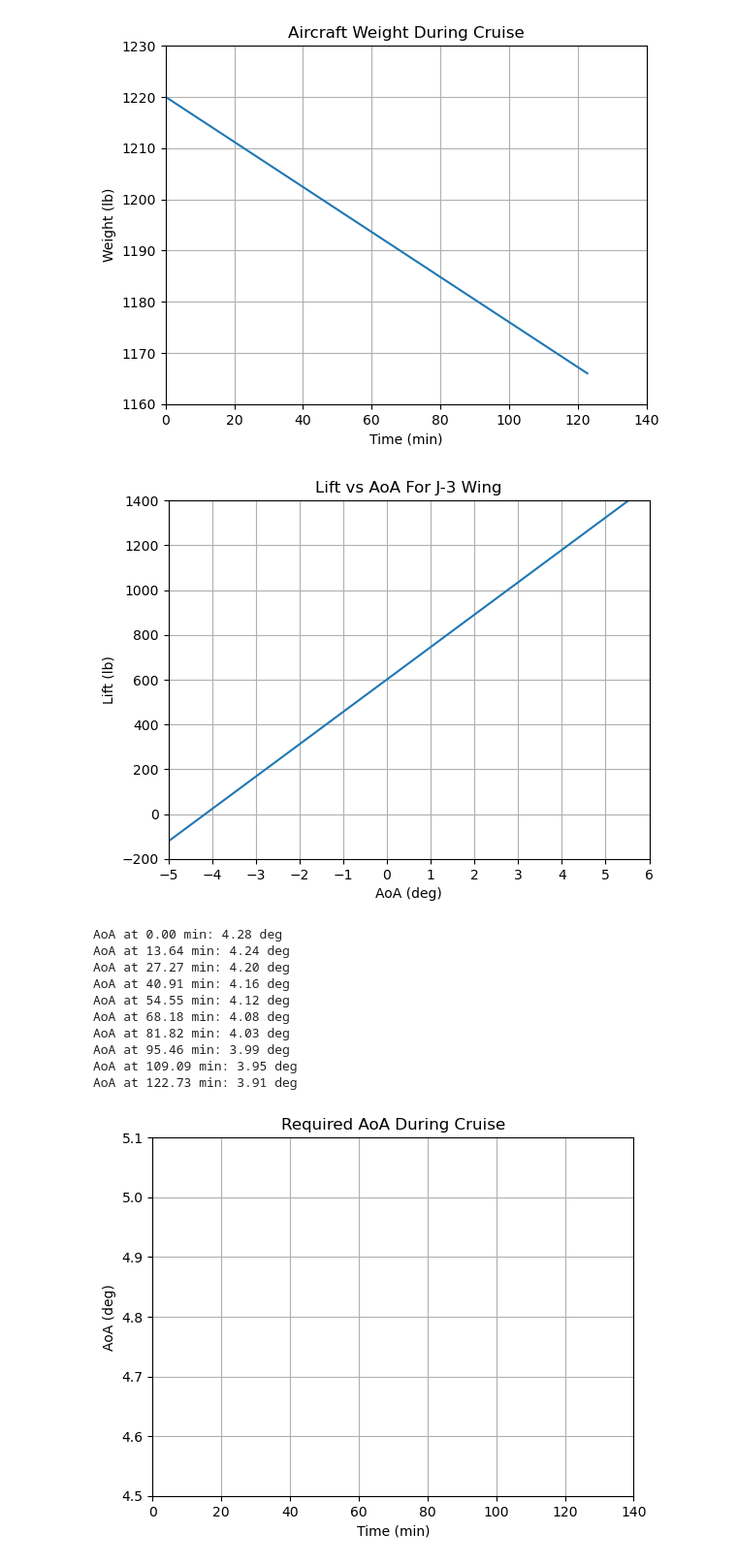
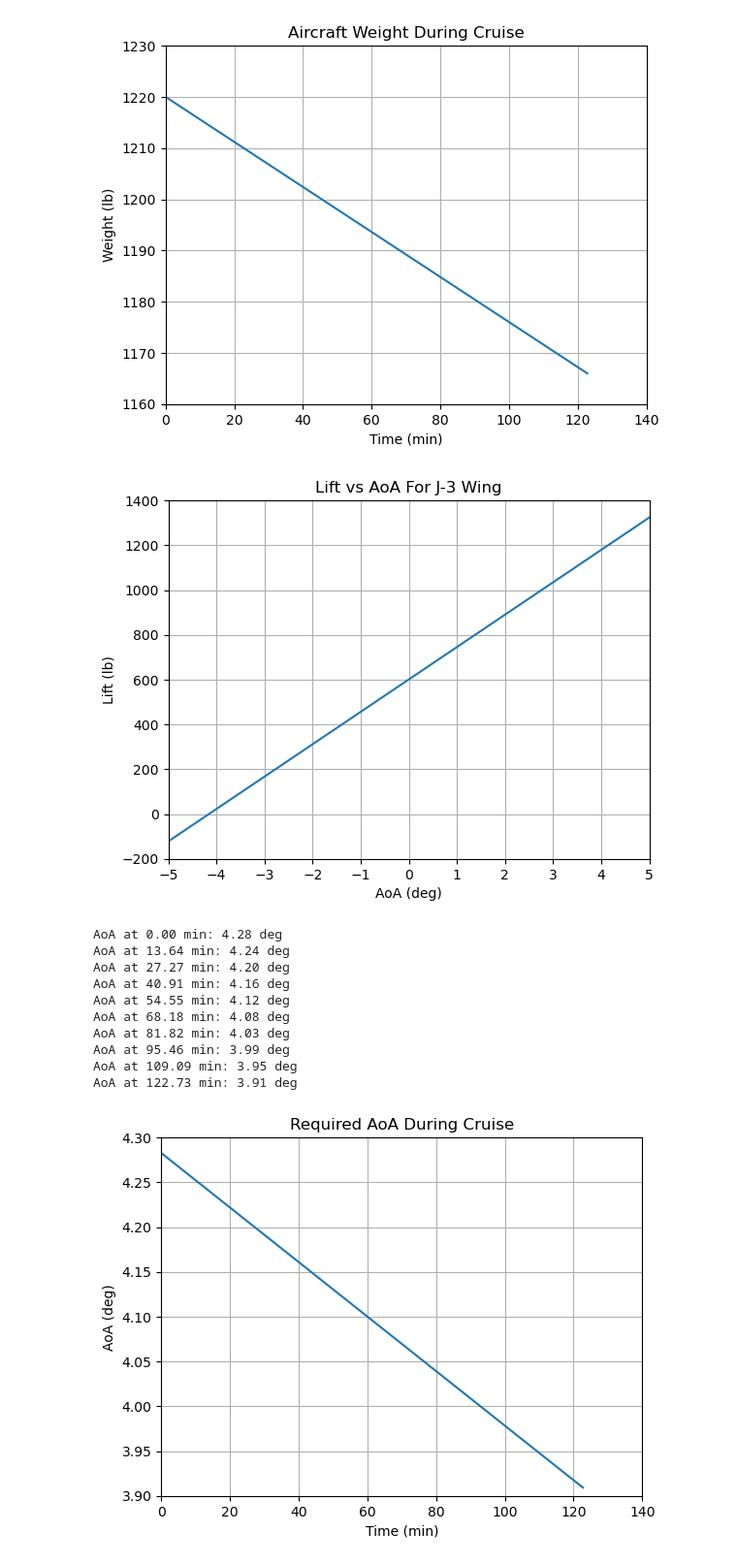
Before and after one commit to sladesladeslade/SchoolStuff, a Jupyter notebook: aerodynamics/Final Project/finalproject.ipynb, the cells around one changed output. Shown at 97% size. Drawn from its saved outputs; the diff is of its cells as text; code cells hidden in the pictures.

```diff
--- a/aerodynamics/Final Project/finalproject.ipynb
+++ b/aerodynamics/Final Project/finalproject.ipynb
@@ -45,46 +45,46 @@ S = b*c
 Vinf = 33.53
 # %%
 # find lift for aoa
-aoas = np.arange(-5, 6.5, 0.5)
+aoas = np.arange(-5, 5.5, 0.5)
 lift = [0.5*0.9093*(33.53**2)*S*PLLT.LiftDistribution(a, a0, b, c, Vinf, S)[2]/4.448 for a in aoas]
 plt.plot(aoas, lift)
 plt.xlabel("AoA (deg)")
 plt.ylabel("Lift (lb)")
-plt.xlim([-5, 6])
-plt.xticks(np.arange(-5, 7, 1))
+plt.xlim([-5, 5])
+plt.xticks(np.arange(-5, 6, 1))
 plt.ylim([-200, 1400])
 plt.grid()
 plt.title("Lift vs AoA For J-3 Wing")
 # plt.plot(aoas, a*aoas+b)
 plt.show()
 # %% [output]
-[figure, old version]
+[figure, new version]
 # %%
 # polyfit lift
 a, b = np.polyfit(aoas, lift, 1)        # lift = a*aoa + b
 
 # determine aoa at each location
 predaoas = [(weight[i]-b)/a for i in range(len(weight))]
 for i in range(len(predaoas)):
     print("AoA at {0:.2f} min: {1:.2f} deg".format(time[i], predaoas[i]))
 
 plt.plot(time, predaoas)
 plt.xlabel("Time (min)")
 plt.ylabel("AoA (deg)")
 plt.title("Required AoA During Cruise")
 plt.xlim([0, 140])
-plt.ylim([4.5, 5.1])
+plt.ylim([3.9, 4.3])
 plt.grid()
 plt.show()
 # %% [output]
 AoA at 0.00 min: 4.28 deg
 AoA at 13.64 min: 4.24 deg
 AoA at 27.27 min: 4.20 deg
 AoA at 40.91 min: 4.16 deg
 AoA at 54.55 min: 4.12 deg
 AoA at 68.18 min: 4.08 deg
 AoA at 81.82 min: 4.03 deg
 AoA at 95.46 min: 3.99 deg
 AoA at 109.09 min: 3.95 deg
 AoA at 122.73 min: 3.91 deg
-[figure, old version]
+[figure, new version]
```
Also changed, not shown: 1 other file.
